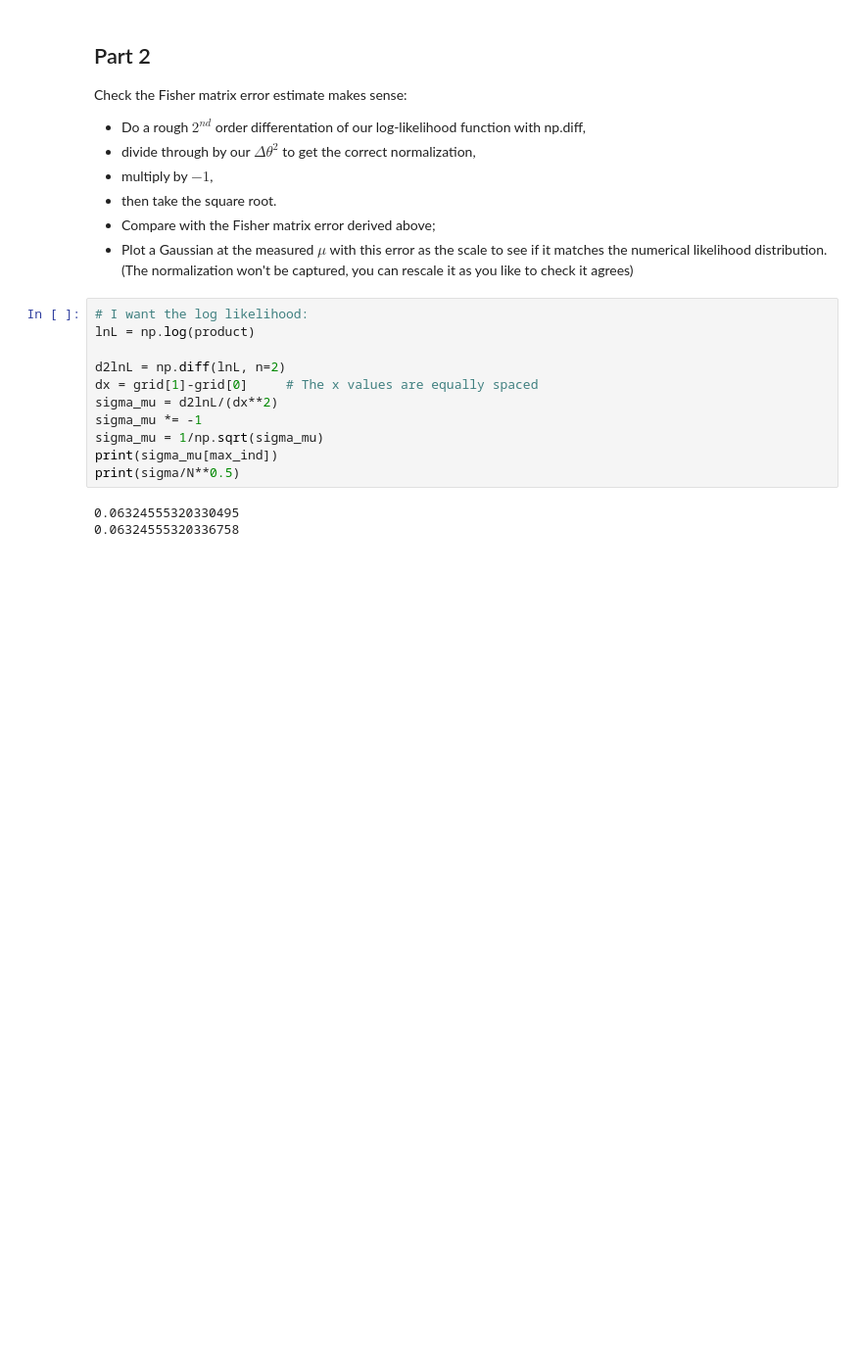
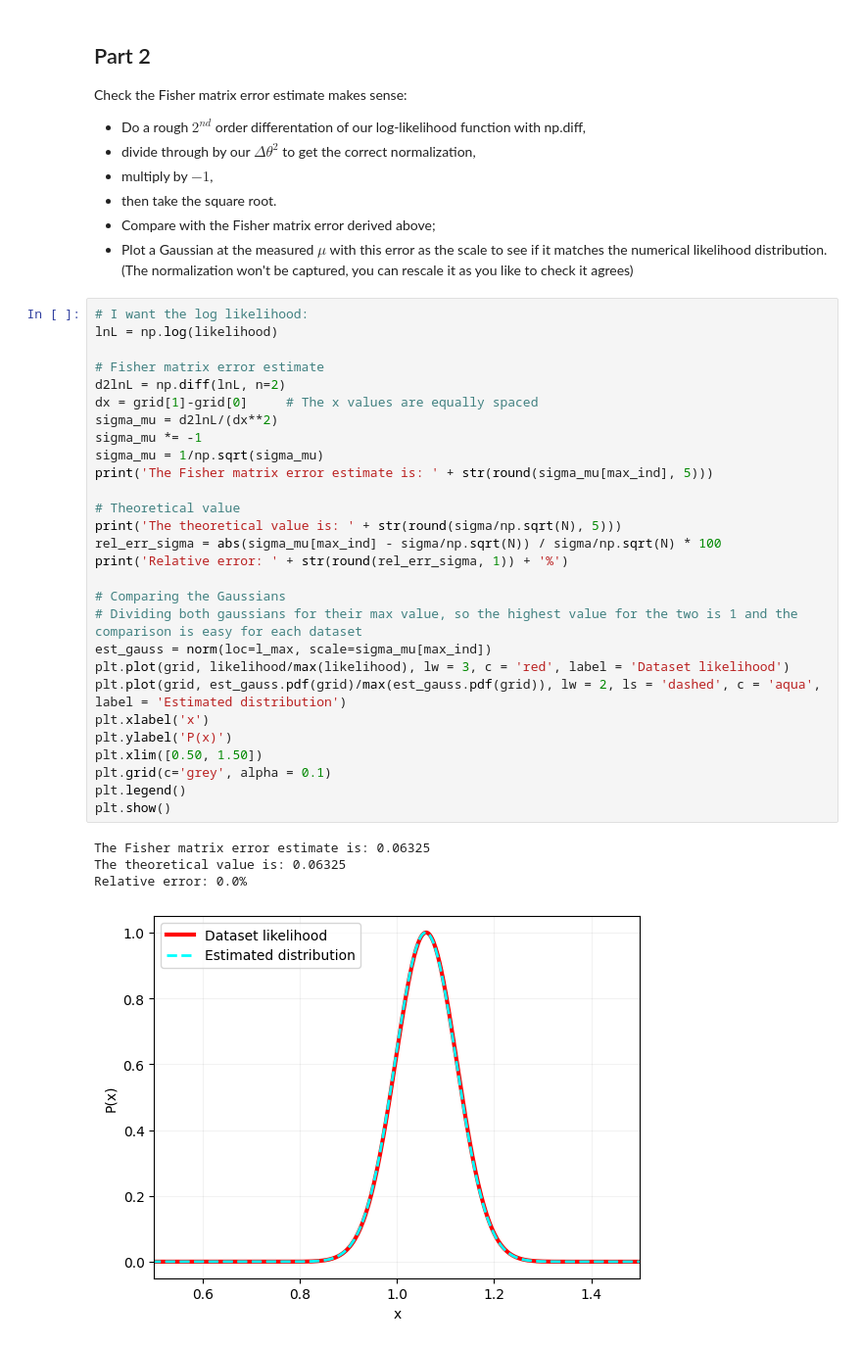
Before and after one commit to Alice-Palladino/astrostatistics_bicocca_2024, a Jupyter notebook: working/L05 - Position of a quasar.ipynb, the cells around one changed output. Shown at 98% size. Drawn from its saved outputs; the diff is of its cells as text; blank space fills up the shorter version.

```diff
--- a/working/L05 - Position of a quasar.ipynb
+++ b/working/L05 - Position of a quasar.ipynb
@@ -68,15 +68,34 @@ Check the Fisher matrix error estimate makes sense:
 - Plot a Gaussian at the measured $\mu$ with this error as the scale to see if it matches the numerical likelihood distribution. (The normalization won't be captured, you can rescale it as you like to check it agrees)
 # %%
 # I want the log likelihood:
-lnL = np.log(product)
+lnL = np.log(likelihood)
 
+# Fisher matrix error estimate
 d2lnL = np.diff(lnL, n=2)
 dx = grid[1]-grid[0]     # The x values are equally spaced
 sigma_mu = d2lnL/(dx**2)
 sigma_mu *= -1
 sigma_mu = 1/np.sqrt(sigma_mu)
-print(sigma_mu[max_ind])
-print(sigma/N**0.5)
+print('The Fisher matrix error estimate is: ' + str(round(sigma_mu[max_ind], 5)))
+
+# Theoretical value
+print('The theoretical value is: ' + str(round(sigma/np.sqrt(N), 5)))
+rel_err_sigma = abs(sigma_mu[max_ind] - sigma/np.sqrt(N)) / sigma/np.sqrt(N) * 100
+print('Relative error: ' + str(round(rel_err_sigma, 1)) + '%')
+
+# Comparing the Gaussians
+# Dividing both gaussians for their max value, so the highest value for the two is 1 and the comparison is easy for each dataset
+est_gauss = norm(loc=l_max, scale=sigma_mu[max_ind])
+plt.plot(grid, likelihood/max(likelihood), lw = 3, c = 'red', label = 'Dataset likelihood')
+plt.plot(grid, est_gauss.pdf(grid)/max(est_gauss.pdf(grid)), lw = 2, ls = 'dashed', c = 'aqua', label = 'Estimated distribution')
+plt.xlabel('x')
+plt.ylabel('P(x)')
+plt.xlim([0.50, 1.50])
+plt.grid(c='grey', alpha = 0.1)
+plt.legend()
+plt.show()
 # %% [output]
-0.06324555320330495
-0.06324555320336758
+The Fisher matrix error estimate is: 0.06325
+The theoretical value is: 0.06325
+Relative error: 0.0%
+[figure, added]
```
Also changed, not shown: parts of 5 cells of this notebook.
